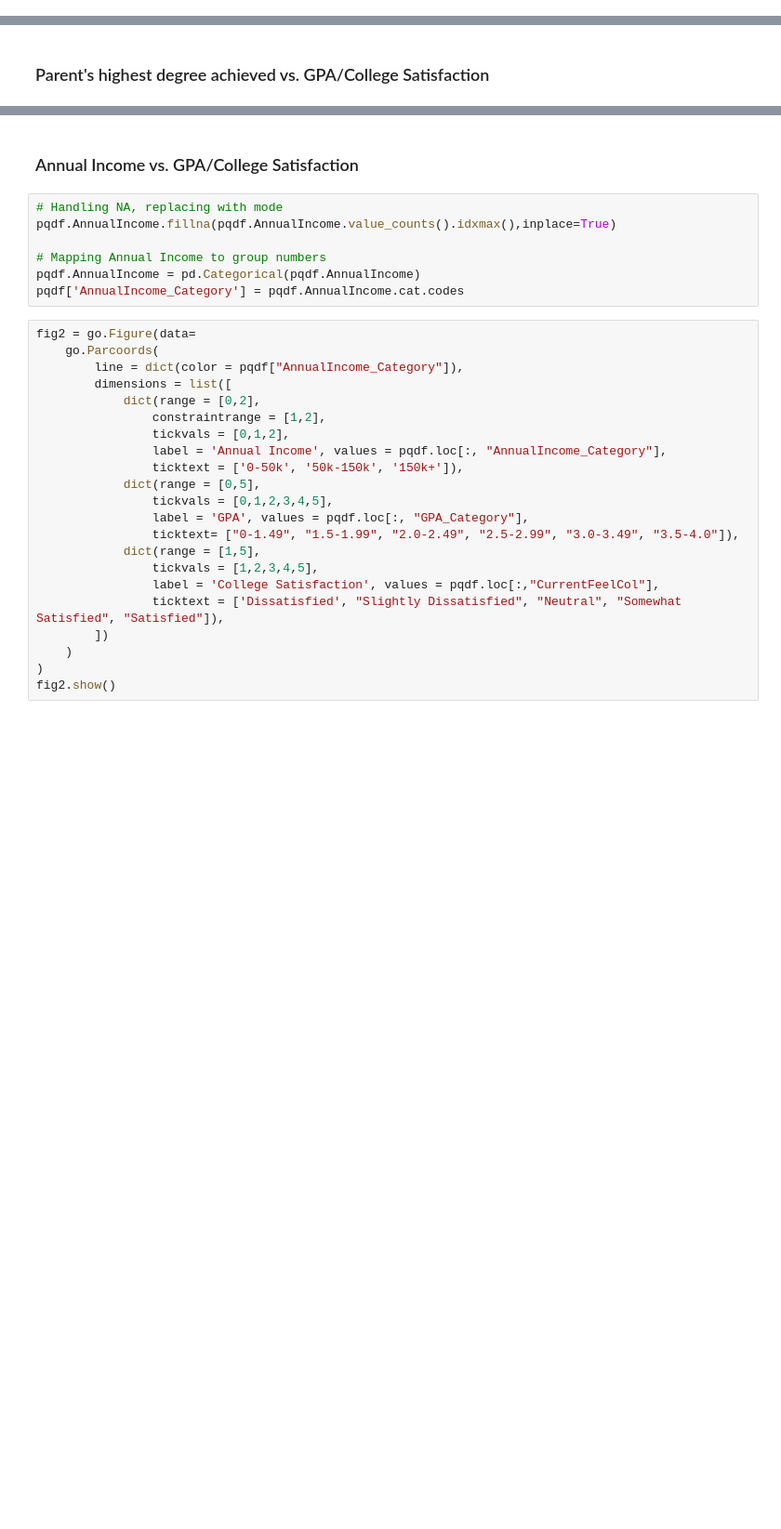
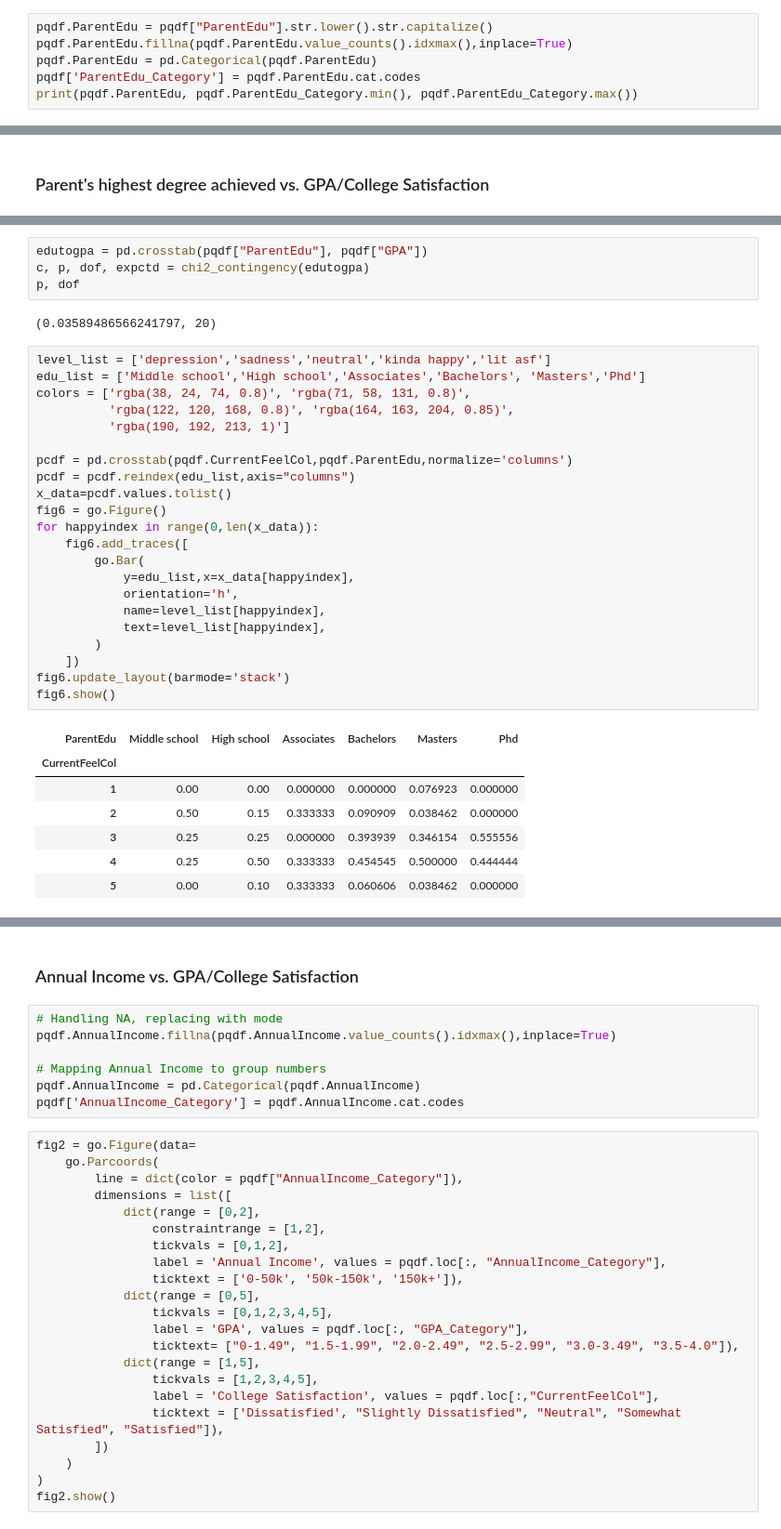
Before and after one commit to ryanchangx/cs105project1, a Jupyter notebook: midterm.ipynb, the cells around one changed output, grey strips where cells are left out. Shown at 93% size. Drawn from its saved outputs; the diff is of its cells as text; blank space fills up the shorter version.

Commit message:
Finished first draft of scaled stacked bar chart.

```diff
--- a/midterm.ipynb
+++ b/midterm.ipynb
@@ -86,3 +87,9 @@ pqdf.CurrentFeelCol = pqdf.CurrentFeelCol.astype(int)
 # Mapping GPA to group numbers
 pqdf.GPA = pd.Categorical(pqdf.GPA, ordered=True, categories=['0 - 1.49', '1.5 - 1.99', '2.0 - 2.49', '2.5 - 2.99', '3.0 - 3.49', '3.5 - 4.0'])
 pqdf['GPA_Category'] = pqdf.GPA.cat.codes
+# %%
+pqdf.ParentEdu = pqdf["ParentEdu"].str.lower().str.capitalize()
+pqdf.ParentEdu.fillna(pqdf.ParentEdu.value_counts().idxmax(),inplace=True)
+pqdf.ParentEdu = pd.Categorical(pqdf.ParentEdu)
+pqdf['ParentEdu_Category'] = pqdf.ParentEdu.cat.codes
+print(pqdf.ParentEdu, pqdf.ParentEdu_Category.min(), pqdf.ParentEdu_Category.max())
@@ -109,0 +118,36 @@ Categories (8, object): ['Associates', 'Bachelors', 'High school', 'Masters', 'M
+# %%
+edutogpa = pd.crosstab(pqdf["ParentEdu"], pqdf["GPA"])
+c, p, dof, expctd = chi2_contingency(edutogpa)
+p, dof
+# %% [output]
+(0.03589486566241797, 20)
+# %%
+level_list = ['depression','sadness','neutral','kinda happy','lit asf']
+edu_list = ['Middle school','High school','Associates','Bachelors', 'Masters','Phd']
+colors = ['rgba(38, 24, 74, 0.8)', 'rgba(71, 58, 131, 0.8)',
+          'rgba(122, 120, 168, 0.8)', 'rgba(164, 163, 204, 0.85)',
+          'rgba(190, 192, 213, 1)']
+
+pcdf = pd.crosstab(pqdf.CurrentFeelCol,pqdf.ParentEdu,normalize='columns')
+pcdf = pcdf.reindex(edu_list,axis="columns")
+x_data=pcdf.values.tolist()
+fig6 = go.Figure()
+for happyindex in range(0,len(x_data)):
+    fig6.add_traces([
+        go.Bar(
+            y=edu_list,x=x_data[happyindex],
+            orientation='h',
+            name=level_list[happyindex],
+            text=level_list[happyindex],
+        )
+    ])
+fig6.update_layout(barmode='stack')
+fig6.show()
+# %% [output]
+| ParentEdu | Middle school | High school | Associates | Bachelors | Masters | Phd |
+| CurrentFeelCol |  |  |  |  |  |  |
+| 1 | 0.00 | 0.00 | 0.000000 | 0.000000 | 0.076923 | 0.000000 |
+| 2 | 0.50 | 0.15 | 0.333333 | 0.090909 | 0.038462 | 0.000000 |
+| 3 | 0.25 | 0.25 | 0.000000 | 0.393939 | 0.346154 | 0.555556 |
+| 4 | 0.25 | 0.50 | 0.333333 | 0.454545 | 0.500000 | 0.444444 |
+| 5 | 0.00 | 0.10 | 0.333333 | 0.060606 | 0.038462 | 0.000000 |
```
Also changed, not shown: parts of 15 cells of this notebook, 1 other file.
